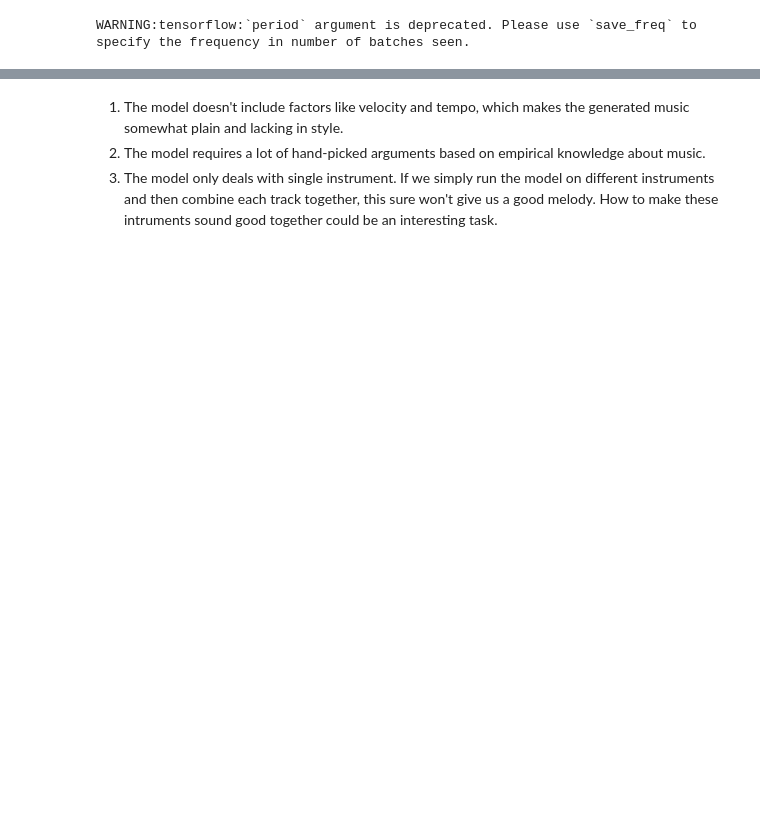
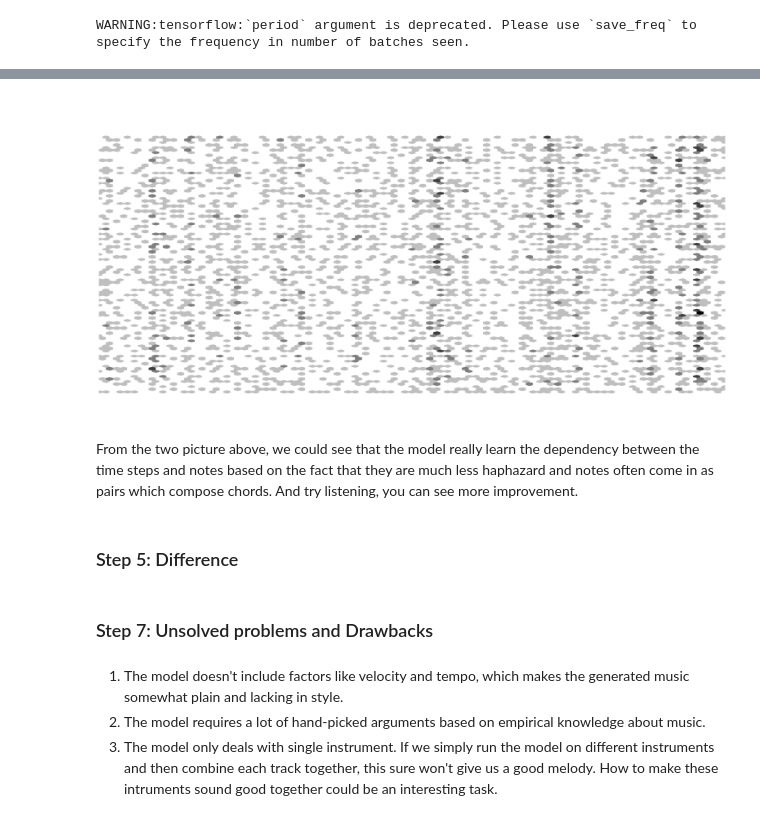
Before and after one commit to MorganWenjunYang/Composing-Music-With-Recurrent-Neural-Networks, a Jupyter notebook: Report.ipynb, the cells around one changed output, grey strips where cells are left out. Drawn from its saved outputs; the diff is of its cells as text; code cells hidden in the pictures; blank space fills up the shorter version.

```diff
--- a/Report.ipynb
+++ b/Report.ipynb
@@ -748,3 +263,14 @@ Epoch 10/10
+# %%
+mid=midi.read_midifile('samples/sample_prob_random.mid')
+visualize_midi(mid)
+# %% [output]
+[figure, added]
+# %% [markdown]
+From the two picture above, we could see that the model really learn the dependency between the time steps and notes based on the fact that they are much less haphazard and notes often come in as pairs which compose chords. And try listening, you can see more improvement.
+# %% [markdown]
+### Step 5: Difference
+# %% [markdown]
+### Step 7: Unsolved problems and Drawbacks
 # %% [markdown]
 1. The model doesn't include factors like velocity and tempo, which makes the generated music somewhat plain and lacking in style.
 2. The model requires a lot of hand-picked arguments based on empirical knowledge about music.
```
Also changed, not shown: parts of 78 cells of this notebook, 27 other files.
